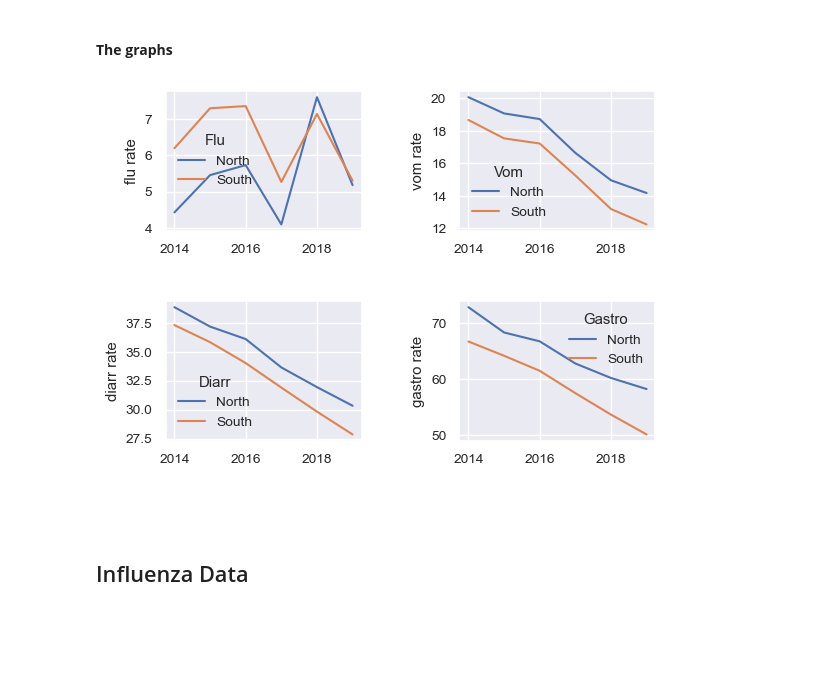
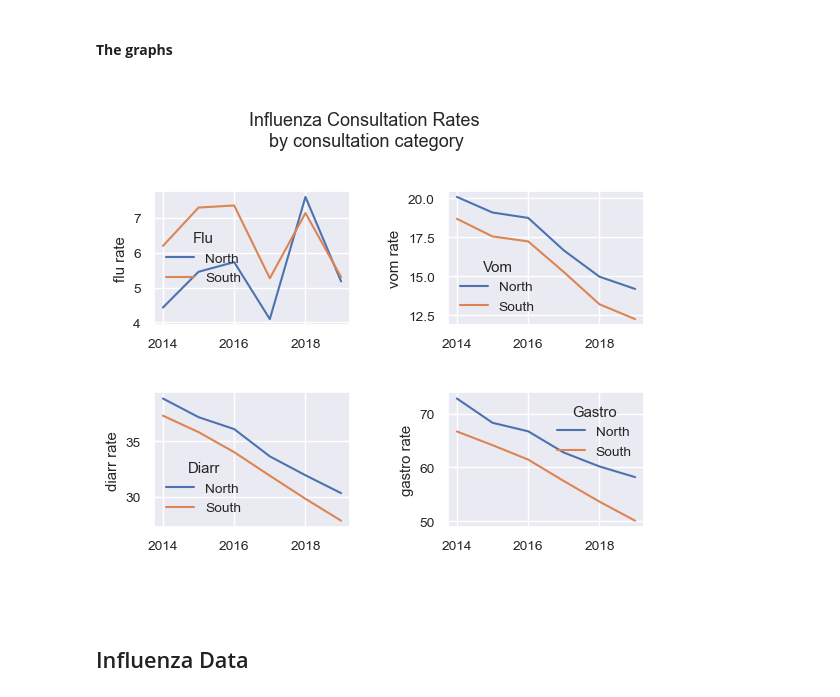
Before and after one commit to premodelling/practitioners, a Jupyter notebook: notebooks/practitioners.ipynb, the cells around one changed output. Saved outputs shown, nothing was run; the diff lists cells and outputs as text; code cells hidden in the pictures; blank space fills up the shorter version.

```diff
--- a/notebooks/practitioners.ipynb
+++ b/notebooks/practitioners.ipynb
@@ -438,32 +448,34 @@ aggNSTable.head()
 **The graphs**
 # %%
 sns.set(font_scale=0.9)
-fig, axes = plt.subplots(nrows=2, ncols=2, figsize=(7, 5))
+fig, axes = plt.subplots(nrows=2, ncols=2, figsize=(7, 5.6))
 
-plt.subplots_adjust(left=0.20, bottom=0.2, right=0.9, top=0.9, hspace=0.5, wspace=0.5)
+fig.suptitle("\nInfluenza Consultation Rates\n by consultation category\n", fontdict={'fontsize': 'small'})
+
+plt.subplots_adjust(left=0.20, bottom=0.2, right=0.9, top=0.8, hspace=0.5, wspace=0.5)
 
 g = sns.lineplot(x='year', y='Flu_rate', hue='NS', data=aggNSTable, ax=axes[0, 0])
 g.legend(title='Flu', loc='center left')
 g.set_xlabel('')
 g.set_ylabel('flu rate')
 
 g = sns.lineplot(x='year', y='Vom_rate', hue='NS', data=aggNSTable, ax=axes[0, 1])
 g.legend(title='Vom')
 g.set_xlabel('')
 g.set_ylabel('vom rate')
 
 g = sns.lineplot(x='year', y='Diarr_rate', hue='NS', data=aggNSTable, ax=axes[1, 0]);
 g.legend(title='Diarr')
 g.set_xlabel('')
 g.set_ylabel('diarr rate')
 
 
 g = sns.lineplot(x='year', y='Gastro_rate', hue='NS', data=aggNSTable, ax=axes[1, 1]);
 g.legend(title='Gastro')
 g.set_xlabel('');
 g.set_ylabel('gastro rate');
 # %% [output]
-[figure, old version]
+[figure, new version]
 # %% [markdown]
 <br>
 <br>
```
Also changed, not shown: parts of 14 cells of this notebook.
